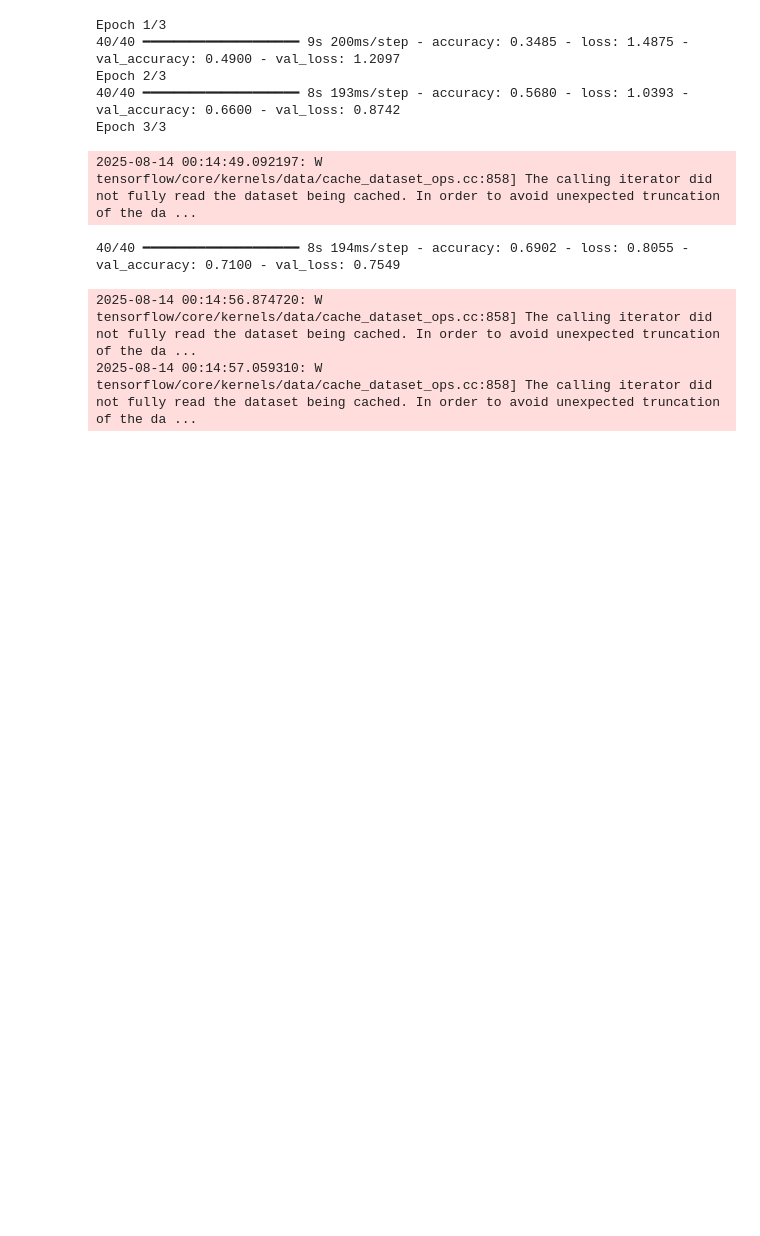
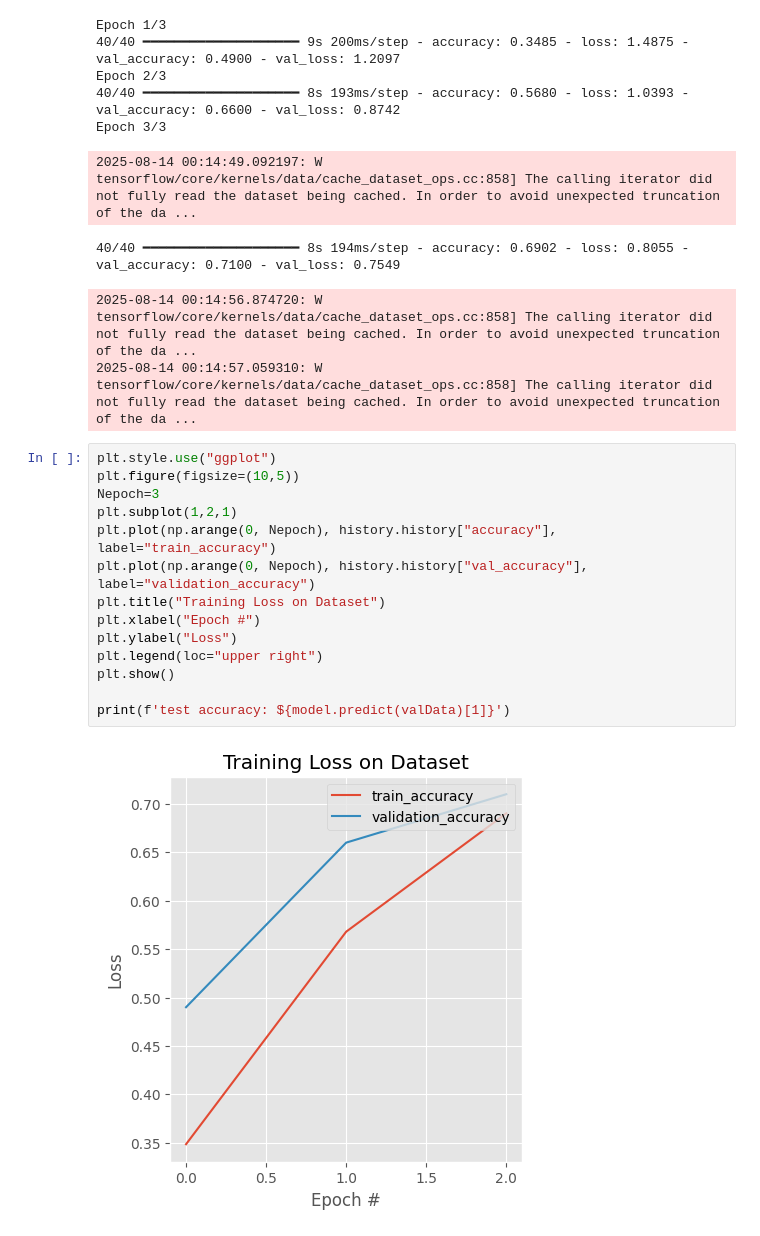
Before and after one commit to Fish4203/deep-learning, a Jupyter notebook: A1.ipynb, the cells around one changed output. Drawn from its saved outputs; the diff is of its cells as text; blank space fills up the shorter version.

Commit message:
accuracy plot

```diff
--- a/A1.ipynb
+++ b/A1.ipynb
@@ -177,3 +177,19 @@ Epoch 3/3
 40/40 ━━━━━━━━━━━━━━━━━━━━ 8s 194ms/step - accuracy: 0.6902 - loss: 0.8055 - val_accuracy: 0.7100 - val_loss: 0.7549
 2025-08-14 00:14:56.874720: W tensorflow/core/kernels/data/cache_dataset_ops.cc:858] The calling iterator did not fully read the dataset being cached. In order to avoid unexpected truncation of the da ...
 2025-08-14 00:14:57.059310: W tensorflow/core/kernels/data/cache_dataset_ops.cc:858] The calling iterator did not fully read the dataset being cached. In order to avoid unexpected truncation of the da ...
+# %%
+plt.style.use("ggplot")
+plt.figure(figsize=(10,5))
+Nepoch=3
+plt.subplot(1,2,1)
+plt.plot(np.arange(0, Nepoch), history.history["accuracy"], label="train_accuracy")
+plt.plot(np.arange(0, Nepoch), history.history["val_accuracy"], label="validation_accuracy")
+plt.title("Training Loss on Dataset")
+plt.xlabel("Epoch #")
+plt.ylabel("Loss")
+plt.legend(loc="upper right")
+plt.show()
+
+print(f'test accuracy: ${model.predict(valData)[1]}')
+# %% [output]
+[figure, added]
```
Also changed, not shown: parts of 1 cell of this notebook.
